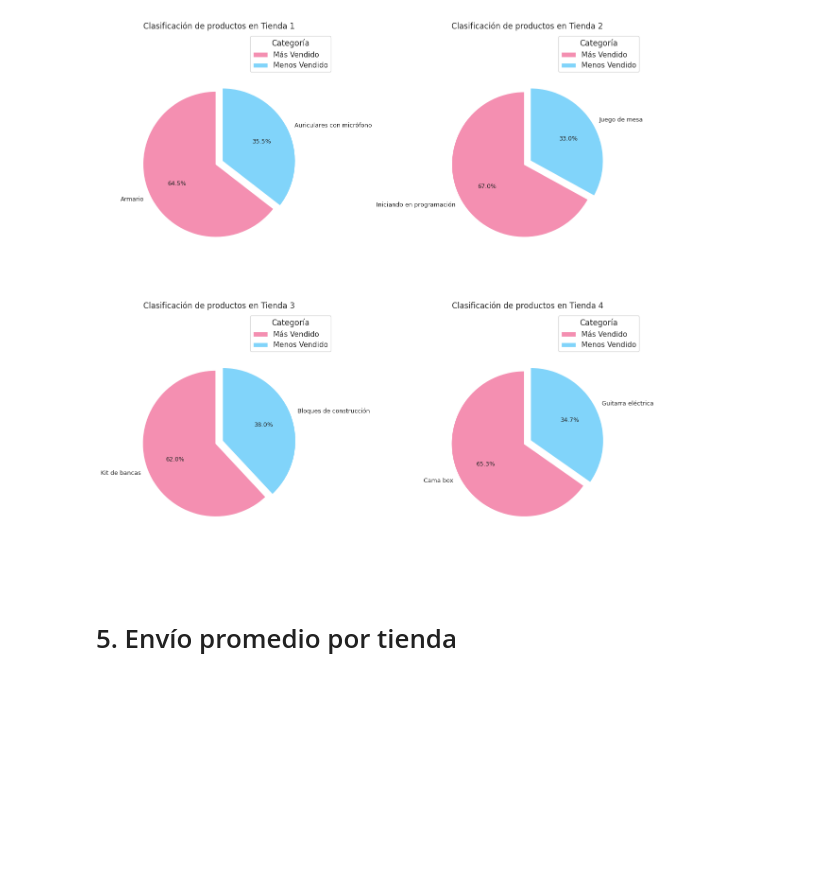
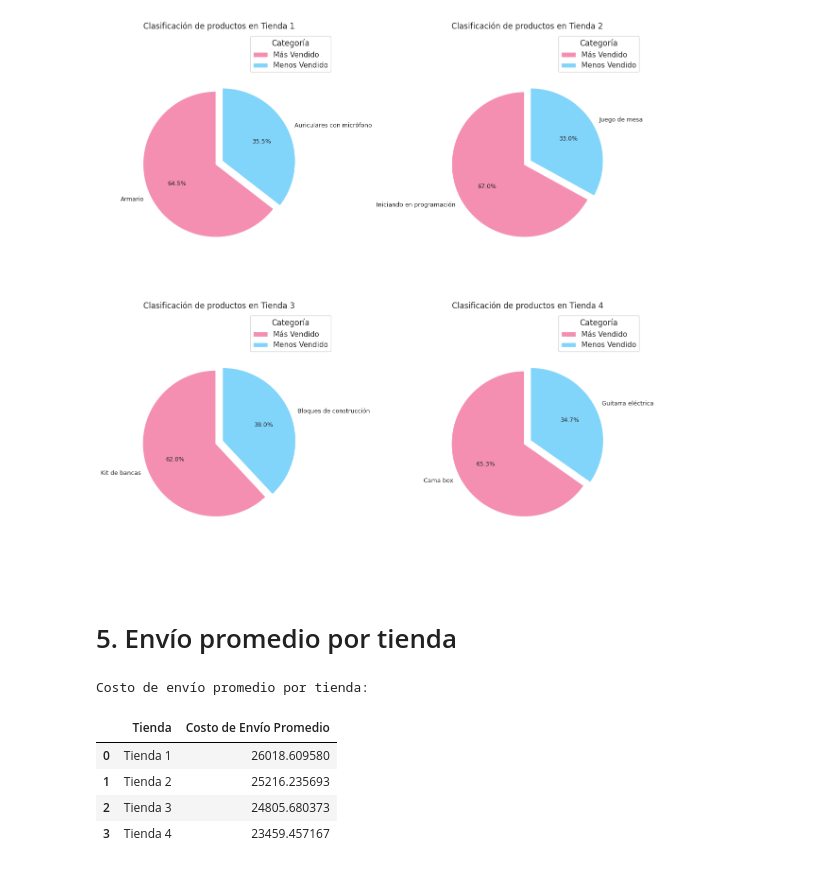
Before and after one commit to Mj-Novoa/challenge1-data-science-latam, a Jupyter notebook: AluraStoreLatam.ipynb, the cells around one changed output. Drawn from its saved outputs; the diff is of its cells as text; code cells hidden in the pictures; blank space fills up the shorter version.

```diff
--- a/AluraStoreLatam.ipynb
+++ b/AluraStoreLatam.ipynb
@@ -297,3 +352,16 @@ plt.show()
 [figure]
 # %% [markdown]
 # 5. Envío promedio por tienda
+# %%
+costo_envio_promedio_tienda = tiendas_unificadas.groupby('Tienda')['Costo de envío'].mean().reset_index()
+costo_envio_promedio_tienda = costo_envio_promedio_tienda.rename(columns={'Costo de envío': 'Costo de Envío Promedio'})
+
+print("Costo de envío promedio por tienda:")
+display(costo_envio_promedio_tienda)
+# %% [output]
+Costo de envío promedio por tienda:
+|  | Tienda | Costo de Envío Promedio |
+| 0 | Tienda 1 | 26018.609580 |
+| 1 | Tienda 2 | 25216.235693 |
+| 2 | Tienda 3 | 24805.680373 |
+| 3 | Tienda 4 | 23459.457167 |
```
Also changed, not shown: parts of 3 cells of this notebook.
